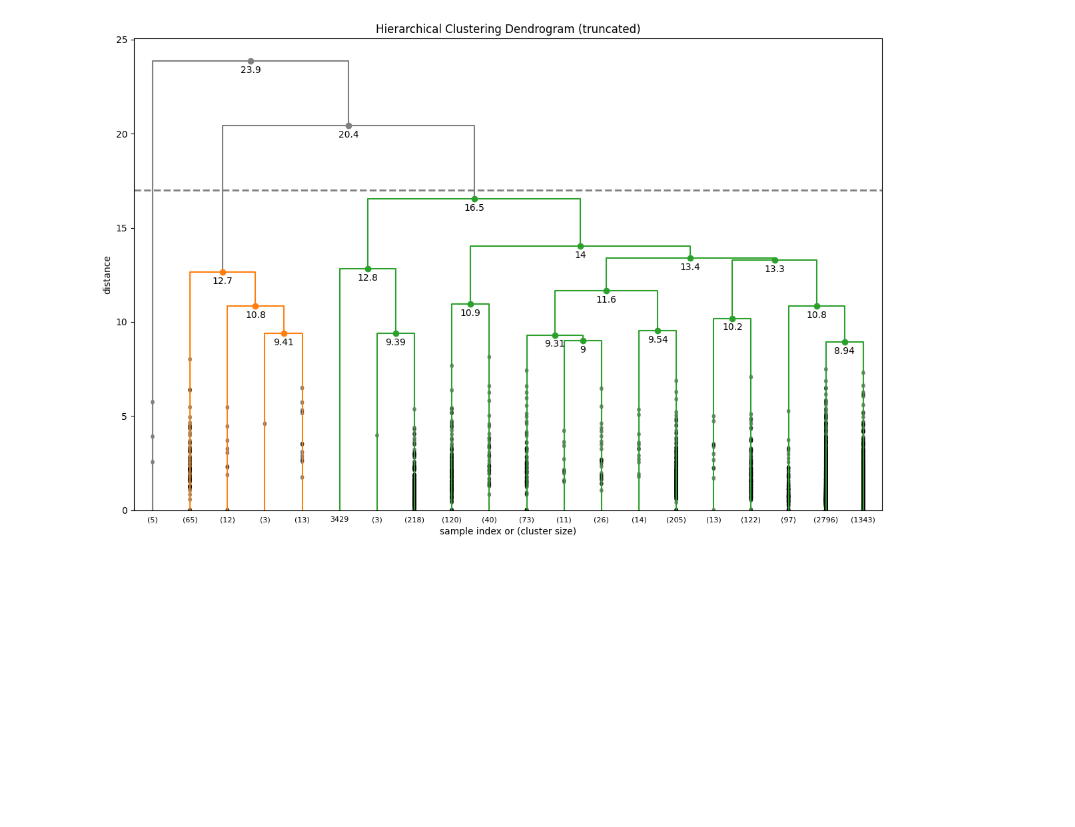
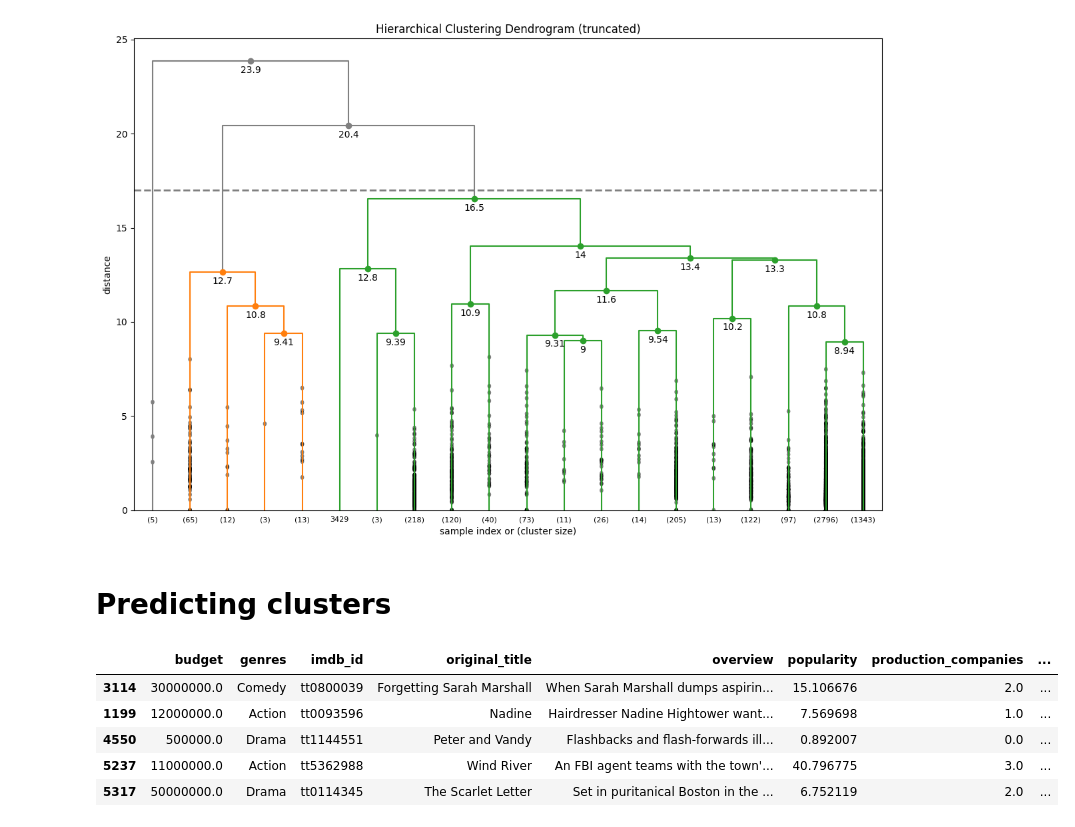
Before and after one commit to lvvittor/ml, a Jupyter notebook: tps/tp4/notebooks/hc.ipynb, the cells around one changed output. Saved outputs shown, nothing was run; the diff lists cells and outputs as text; code cells hidden in the pictures; blank space fills up the shorter version.

```diff
--- a/tps/tp4/notebooks/hc.ipynb
+++ b/tps/tp4/notebooks/hc.ipynb
@@ -291,3 +295,30 @@ plt.tight_layout()
 plt.show()
 # %% [output]
 [figure]
+# %% [markdown]
+# Predicting clusters
+# %%
+from sklearn.utils import shuffle
+
+movies_df = pd.read_csv("../data/movie_data.csv", delimiter=";")
+
+# Step 1: Shuffle the data
+movies_df = shuffle(movies_df, random_state=42)
+
+# Step 2: Filter the dataset
+selected_genres = ['Action', 'Comedy', 'Drama']
+subset = movies_df[movies_df['genres'].isin(selected_genres)].dropna()
+
+# Step 3: Split the subset into train and test
+train_size = int(0.8 * len(subset))
+train_data = subset[:train_size]
+test_data = subset[train_size:]
+# %%
+train_data.head()
+# %% [output]
+|  | budget | genres | imdb_id | original_title | overview | popularity | production_companies | ... |
+| 3114 | 30000000.0 | Comedy | tt0800039 | Forgetting Sarah Marshall | When Sarah Marshall dumps aspirin... | 15.106676 | 2.0 | ... |
+| 1199 | 12000000.0 | Action | tt0093596 | Nadine | Hairdresser Nadine Hightower want... | 7.569698 | 1.0 | ... |
+| 4550 | 500000.0 | Drama | tt1144551 | Peter and Vandy | Flashbacks and flash-forwards ill... | 0.892007 | 0.0 | ... |
+| 5237 | 11000000.0 | Action | tt5362988 | Wind River | An FBI agent teams with the town'... | 40.796775 | 3.0 | ... |
+| 5317 | 50000000.0 | Drama | tt0114345 | The Scarlet Letter | Set in puritanical Boston in the ... | 6.752119 | 2.0 | ... |
```
Also changed, not shown: parts of 15 cells of this notebook, 1 other file.
